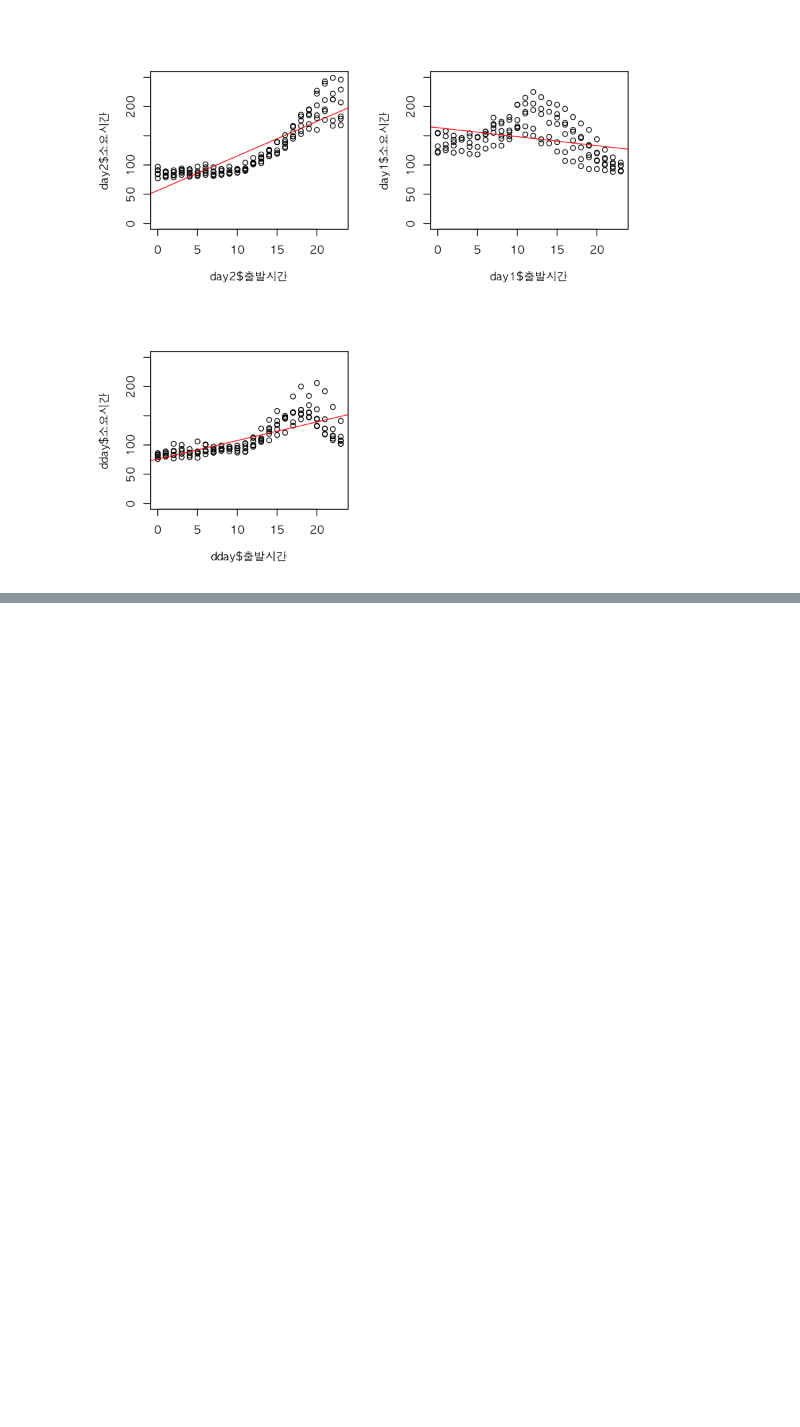
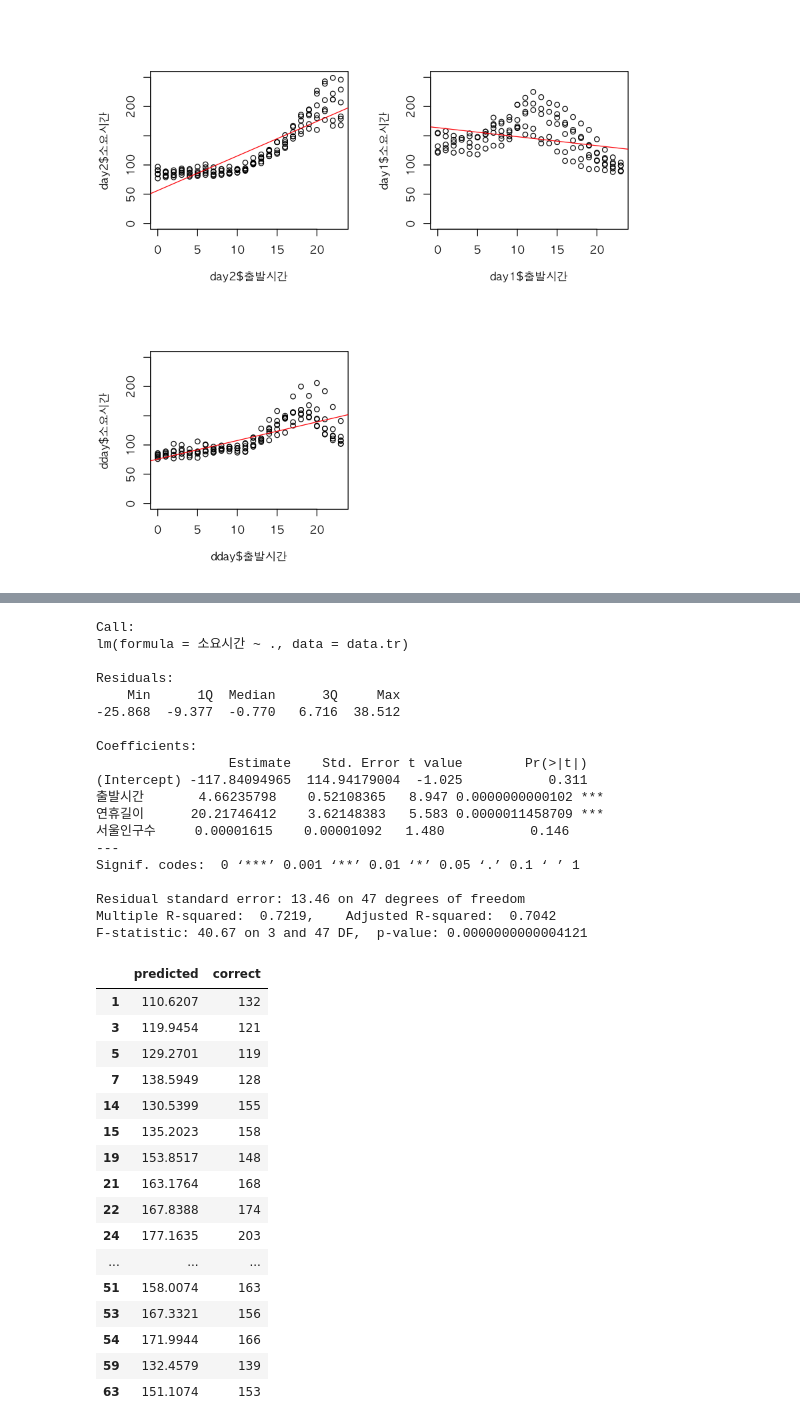
Before and after one commit to monargent0/TJRrrClass, a Jupyter notebook: 교통량.ipynb, the cells around one changed output, grey strips where cells are left out. Cells and saved outputs as stored; diff of their text form; code cells hidden in the pictures; blank space fills up the shorter version.

```diff
--- a/교통량.ipynb
+++ b/교통량.ipynb
@@ -2121,0 +2121,3 @@ F-statistic: 48.86 on 3 and 65 DF,  p-value: < 0.00000000000000022
+# %%
+final_m <- final[,c(1,2,5,3,7,8)]
+head(final_m)
@@ -2121,0 +2132,54 @@ F-statistic: 48.86 on 3 and 65 DF,  p-value: < 0.00000000000000022
+# %%
+samp <- createDataPartition(final_m$소요시간범위 , p=0.7, list=F)
+data.tr <- final_m[samp,-c(1,3)]
+data.test <- final_m[-samp,-c(1,3)]
+
+model <- lm(소요시간 ~ . , data = data.tr)
+
+# 테스트 데이터
+x_test <- subset(data.test, select = -소요시간) # 문제
+y_test <- data.test$소요시간 # 정답
+
+# 학습으로 문제 예측
+predicted <- predict(model, x_test) # 예측
+correct <- y_test # 정답
+
+summary(model)
+cbind(predicted,  correct)
+# %% [output]
+Call:
+lm(formula = 소요시간 ~ ., data = data.tr)
+
+Residuals:
+    Min      1Q  Median      3Q     Max
+-25.868  -9.377  -0.770   6.716  38.512
+
+Coefficients:
+                 Estimate    Std. Error t value        Pr(>|t|)
+(Intercept) -117.84094965  114.94179004  -1.025           0.311
+출발시간       4.66235798    0.52108365   8.947 0.0000000000102 ***
+연휴길이      20.21746412    3.62148383   5.583 0.0000011458709 ***
+서울인구수     0.00001615    0.00001092   1.480           0.146
+---
+Signif. codes:  0 ‘***’ 0.001 ‘**’ 0.01 ‘*’ 0.05 ‘.’ 0.1 ‘ ’ 1
+
+Residual standard error: 13.46 on 47 degrees of freedom
+Multiple R-squared:  0.7219,    Adjusted R-squared:  0.7042
+F-statistic: 40.67 on 3 and 47 DF,  p-value: 0.0000000000004121
+|  | predicted | correct |
+| 1 | 110.6207 | 132 |
+| 3 | 119.9454 | 121 |
+| 5 | 129.2701 | 119 |
+| 7 | 138.5949 | 128 |
+| 14 | 130.5399 | 155 |
+| 15 | 135.2023 | 158 |
+| 19 | 153.8517 | 148 |
+| 21 | 163.1764 | 168 |
+| 22 | 167.8388 | 174 |
+| 24 | 177.1635 | 203 |
+| ... | ... | ... |
+| 51 | 158.0074 | 163 |
+| 53 | 167.3321 | 156 |
+| 54 | 171.9944 | 166 |
+| 59 | 132.4579 | 139 |
+| 63 | 151.1074 | 153 |
```
Also changed, not shown: parts of 4 cells of this notebook.
